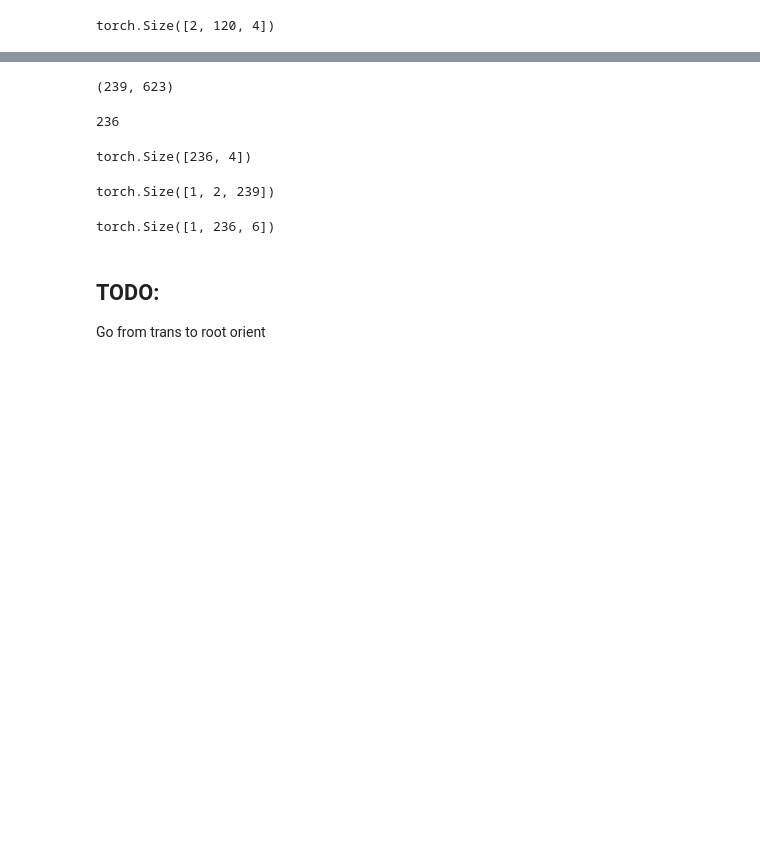
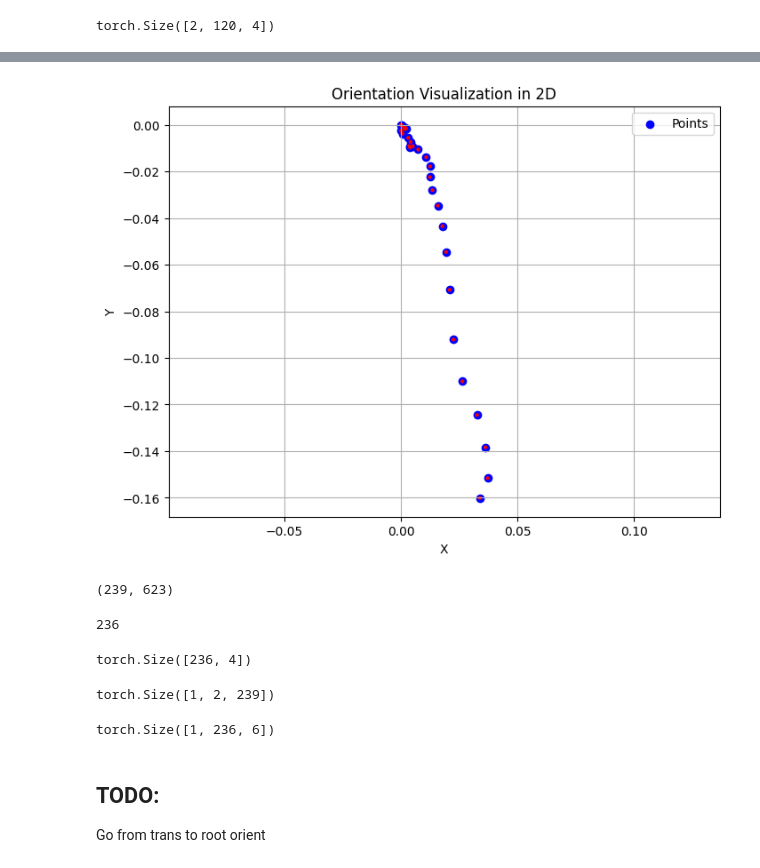
Before and after one commit to sohananisetty/ATCMG, a Jupyter notebook: multimodal.ipynb, the cells around one changed output, grey strips where cells are left out. Saved outputs shown, nothing was run; the diff lists cells and outputs as text; code cells hidden in the pictures; blank space fills up the shorter version.

```diff
--- a/multimodal.ipynb
+++ b/multimodal.ipynb
@@ -520,3 +705,9 @@ torch.Size([1, 2, 59])
+# %%
+# rp = r_pos[1 ,:30,[0,2]]
+# rp[:,1] = -rp[:,1]
+visualize_orientations_2d(rp.cpu(), pred_rot[1].cpu())
+# %% [output]
+[figure, added]
 # %%
 pose = torch.Tensor(np.load("/srv/hays-lab/scratch/sanisetty3/motionx/motion_data/smplx_322/idea400/subset_0056/Walking_And_Snapping_At_The_Same_Time.npy"))
 # %%
```
Also changed, not shown: parts of 30 cells of this notebook, 12 other files.
